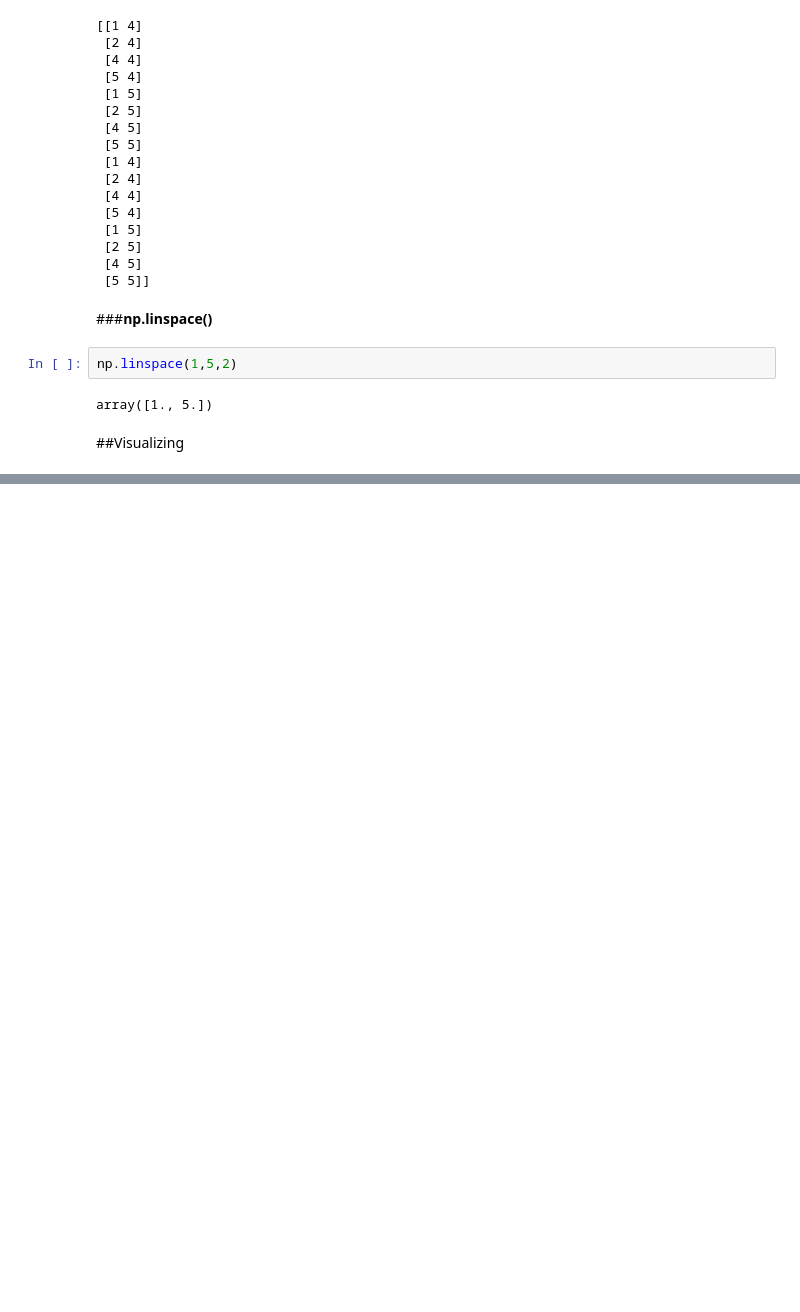
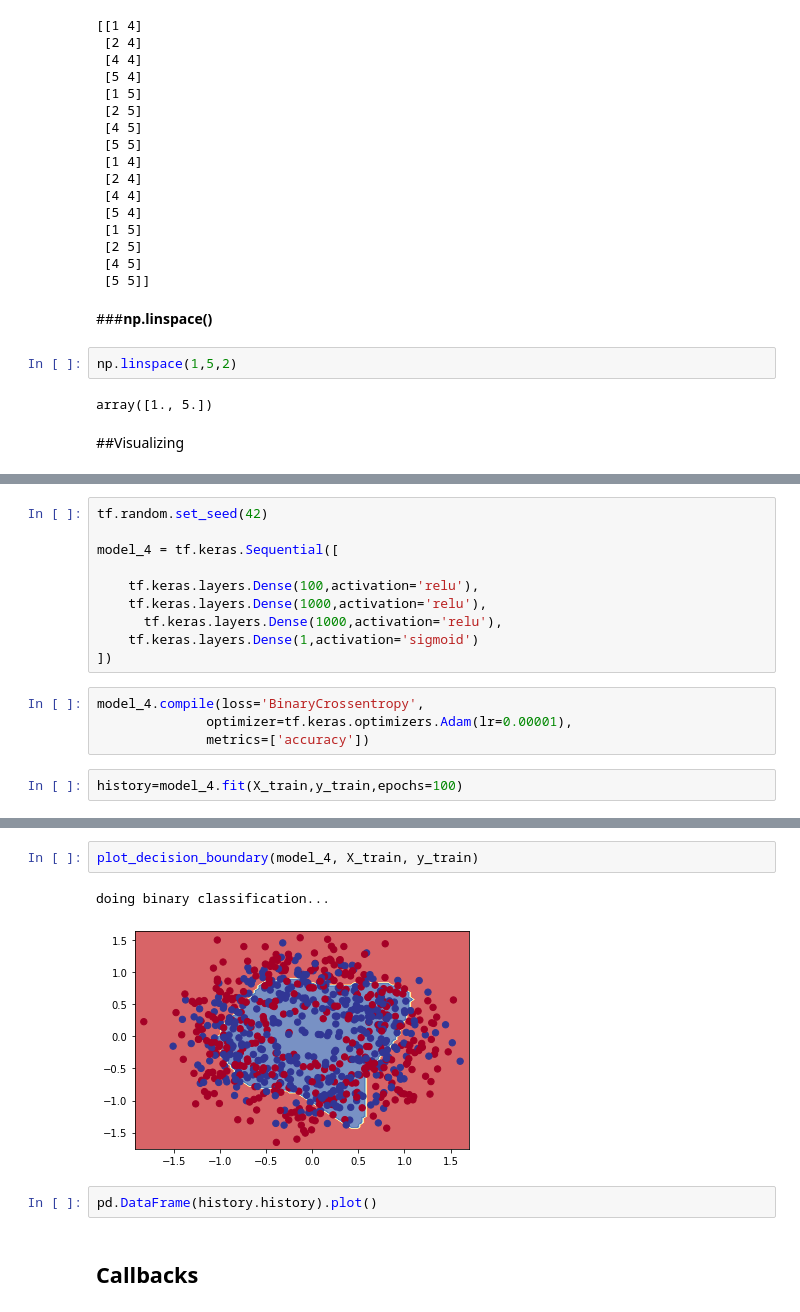
Before and after one commit to RoseVZ/TensorflowCert, a Jupyter notebook: Classification.ipynb, the cells around one changed output, grey strips where cells are left out. Cells and saved outputs as stored; diff of their text form; blank space fills up the shorter version.

```diff
--- a/Classification.ipynb
+++ b/Classification.ipynb
@@ -224,0 +225,16 @@ doing binary classification...
+# %%
+tf.random.set_seed(42)
+
+model_4 = tf.keras.Sequential([
+
+    tf.keras.layers.Dense(100,activation='relu'),
+    tf.keras.layers.Dense(1000,activation='relu'),
+      tf.keras.layers.Dense(1000,activation='relu'),
+    tf.keras.layers.Dense(1,activation='sigmoid')
+])
+# %%
+model_4.compile(loss='BinaryCrossentropy',
+              optimizer=tf.keras.optimizers.Adam(lr=0.00001),
+              metrics=['accuracy'])
+# %%
+history=model_4.fit(X_train,y_train,epochs=100)
@@ -224,0 +246,9 @@ doing binary classification...
+# %%
+plot_decision_boundary(model_4, X_train, y_train)
+# %% [output]
+doing binary classification...
+[figure, added]
+# %%
+pd.DataFrame(history.history).plot()
+# %% [markdown]
+## Callbacks
```
Also changed, not shown: parts of 21 cells of this notebook.
